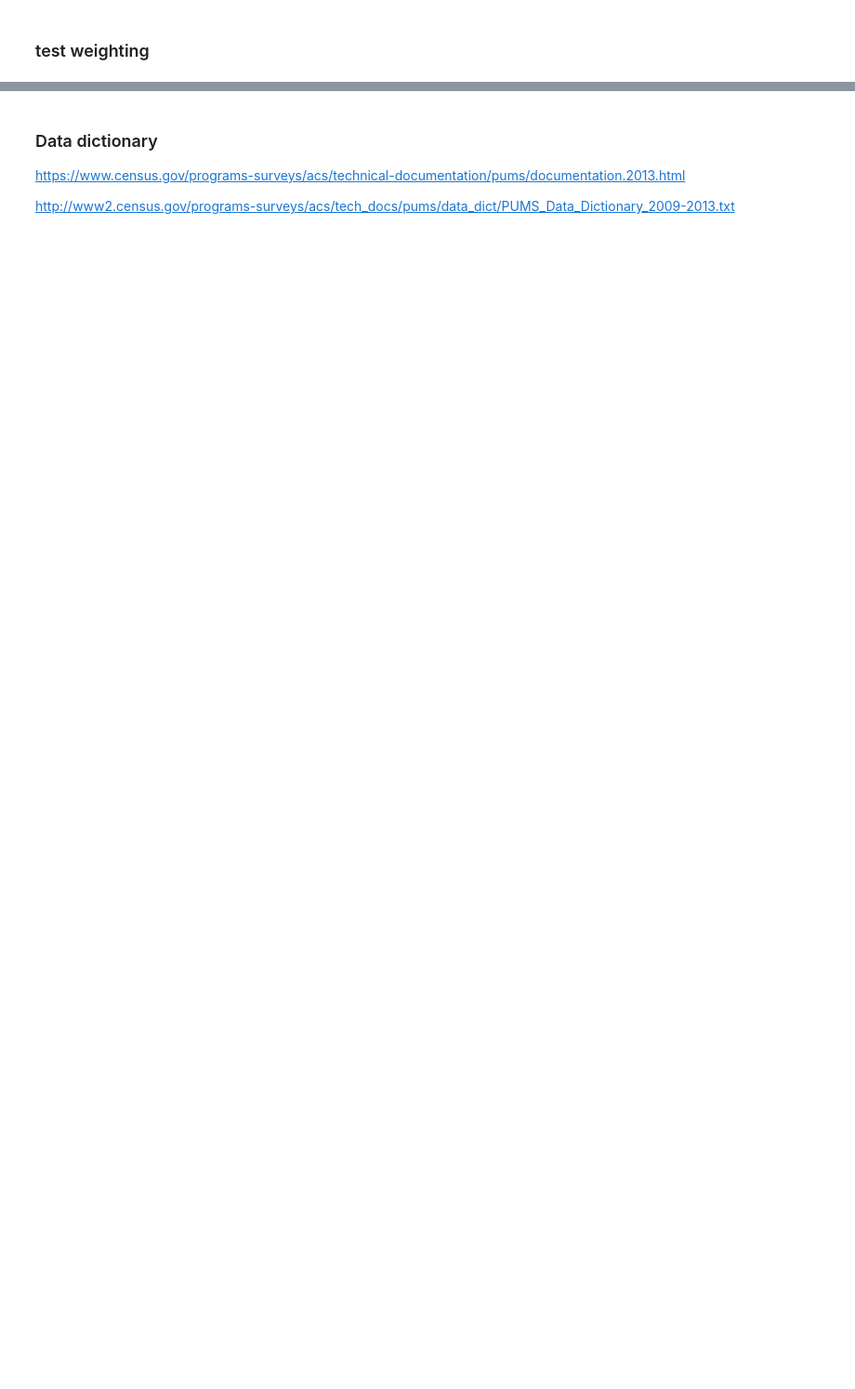
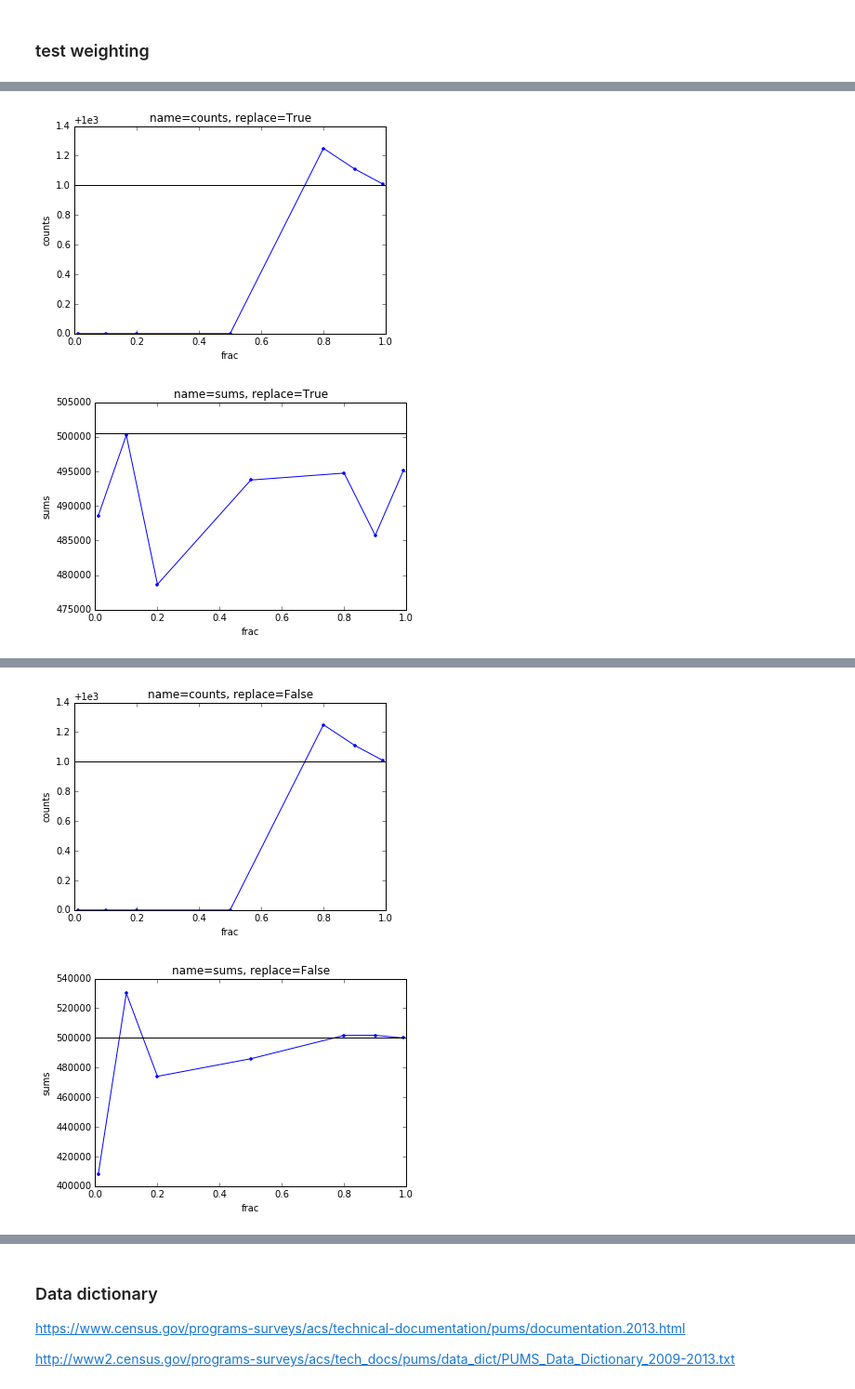
Before and after one commit to stharrold/stharrold.github.io, a Jupyter notebook: content/static/20151230-predict-household-income-from-census/20151230-predict-household-income-from-census.ipynb, the cells around one changed output, grey strips where cells are left out. Shown at 93% size. Drawn from its saved outputs; the diff is of its cells as text; code cells hidden in the pictures; blank space fills up the shorter version.

```diff
--- a/content/static/20151230-predict-household-income-from-census/20151230-predict-household-income-from-census.ipynb
+++ b/content/static/20151230-predict-household-income-from-census/20151230-predict-household-income-from-census.ipynb
@@ -463,0 +511,7 @@ Elapsed time (sec) = 0.0020
+# %%
+# Summary for sums: replace=_, weight_idxs=_ is accurate and fast.
+vals = np.arange(1001)
+ref_count = len(vals)
+ref_sum = np.sum(vals)
+print('count = ', ref_count)
+print('sum = ', ref_sum)
@@ -463,0 +521,24 @@ Elapsed time (sec) = 0.0020
+# %%
+fracs = [0.01, 0.1, 0.2, 0.5, 0.8, 0.9, 0.99]
+for replace in [True, False]:
+    time_start = time.perf_counter()
+    (counts, sums) = (list(), list())
+    for frac in fracs:
+        size = round(frac*len(vals))
+        idxs = np.random.choice(vals, size=size, replace=replace, p=None)
+        counts.append((1/frac)*len(vals[idxs]))
+        sums.append((1/frac)*np.sum(vals[idxs]))
+    time_stop = time.perf_counter()
+    print("\nElapsed time (sec) = {diff:.4f}".format(diff=time_stop - time_start))
+    for (name, arr) in [('counts', counts), ('sums', sums)]:
+        if name == 'counts':
+            (arr, ref) = (counts, ref_count)
+        else:
+            (arr, ref) = (sums, ref_sum)
+        plt.title("name={nm}, replace={re}".format(nm=name, re=replace))
+        plt.xlabel("frac")
+        plt.ylabel(name)
+        plt.plot(fracs, arr, marker='.')
+        plt.axhline(ref, color='black')
+        plt.show()
+# %% [output]
@@ -463,0 +546,2 @@ Elapsed time (sec) = 0.0020
+[figure, added]
+[figure, added]
@@ -463,0 +549,2 @@ Elapsed time (sec) = 0.0020
+[figure, added]
+[figure, added]
```
Also changed, not shown: parts of 17 cells of this notebook.
